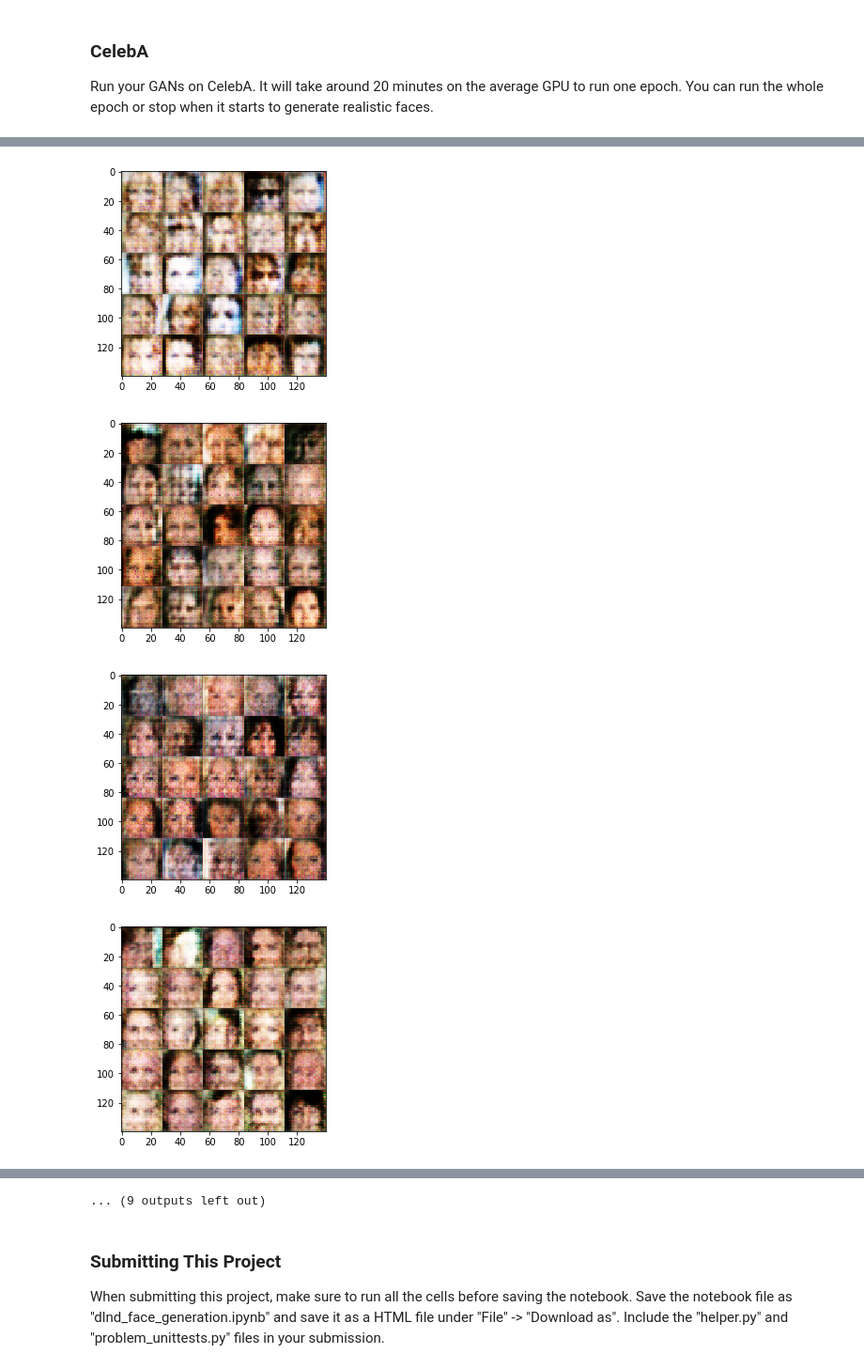
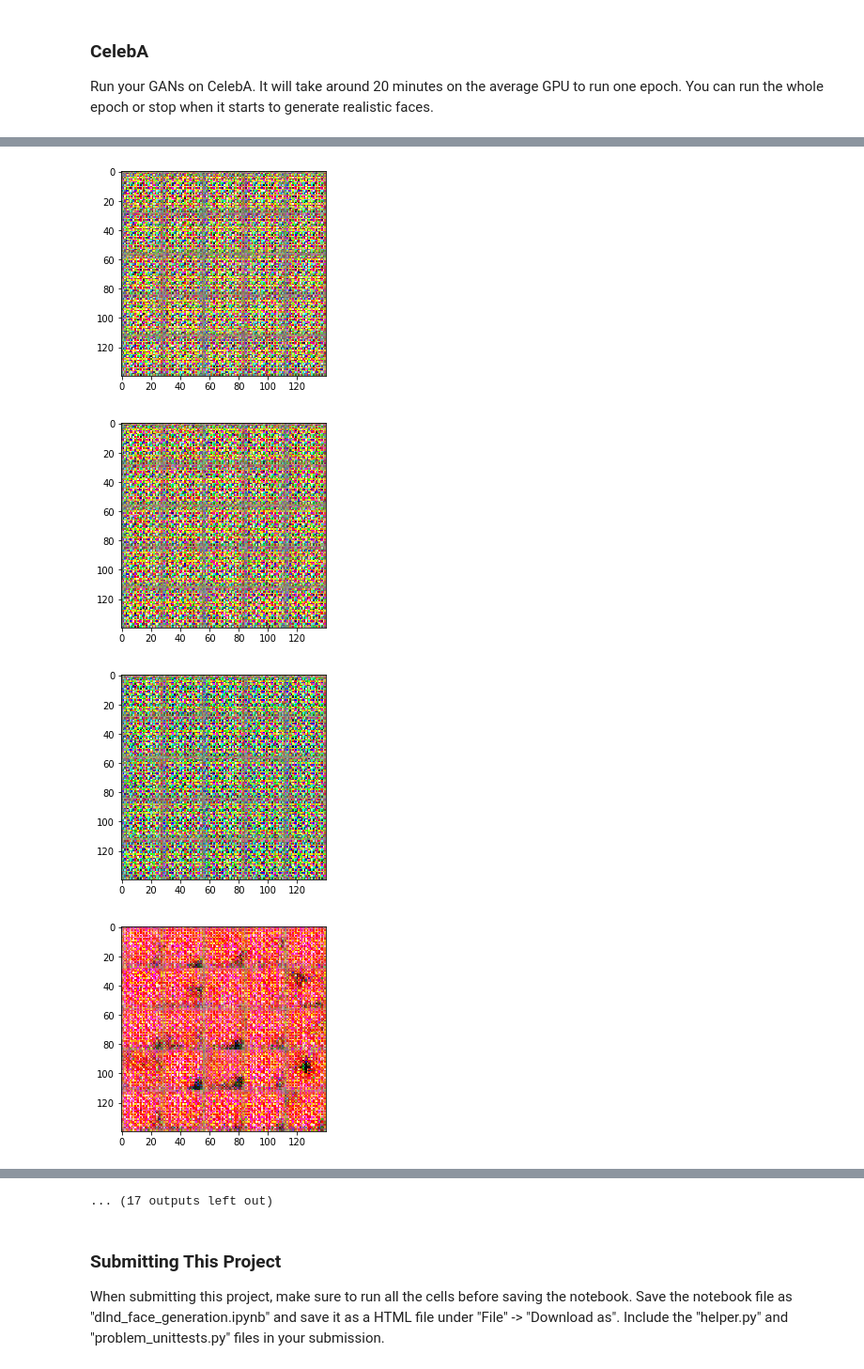
Before and after one commit to r0k3/nd101p5, a Jupyter notebook: dlnd_face_generation.ipynb, the cells around one changed output, grey strips where cells are left out. Shown at 94% size. Drawn from its saved outputs; the diff is of its cells as text; code cells hidden in the pictures.

```diff
--- a/dlnd_face_generation.ipynb
+++ b/dlnd_face_generation.ipynb
@@ -133,6 +133,10 @@ Tests Passed
 # %% [markdown]
 ### Discriminator
 Implement `discriminator` to create a discriminator neural network that discriminates on `images`.  This function should be able to reuse the variabes in the neural network.  Use [`tf.variable_scope`](https://www.tensorflow.org/api_docs/python/tf/variable_scope) with a scope name of "discriminator" to allow the variables to be reused.  The function should return a tuple of (tensor output of the discriminator, tensor logits of the discriminator).
+# %%
+#leaky ReLU pulled out with the parameter alpha
+def leaky_relu(x, alpha=0.1, name='leaky_relu'):
+    return tf.maximum(x, alpha * x, name=name)
 # %%
 def discriminator(images, reuse=False):
     """
@@ -185,25 +194,27 @@ def generator(z, out_channel_dim, is_train=True):
     :return: The tensor output of the generator
     """
 
-    alpha = 0.2
-    dropout = 0.8
+    DROPOUT_KEEP_PROB = 0.5
 
     with tf.variable_scope('generator', reuse=not is_train):
         layer_1 = tf.layers.dense(z, 4*4*512)
         layer_1 = tf.reshape(layer_1, (-1, 4, 4, 512))
         layer_1 = tf.layers.batch_normalization(layer_1, training=is_train)
-        layer_1 = tf.maximum(alpha * layer_1, layer_1)
-        layer_1 = tf.nn.dropout(layer_1, dropout)
+        layer_1 = leaky_relu(layer_1)
+        layer_1 = tf.nn.dropout(layer_1, DROPOUT_KEEP_PROB)
 
         layer_2 = tf.layers.conv2d_transpose(layer_1, 128, 5, strides=3, padding='valid')
         layer_2 = tf.layers.batch_normalization(layer_2, training=is_train)
-        layer_2 = tf.maximum(alpha * layer_2, layer_2)
+        layer_2 = leaky_relu(layer_2)
+        layer_2 = tf.nn.dropout(layer_2, DROPOUT_KEEP_PROB)
 
         layer_3 = tf.layers.conv2d_transpose(layer_2, 64, 5, strides=1, padding='same')
         layer_3 = tf.layers.batch_normalization(layer_3, training=is_train)
-        layer_3 = tf.maximum(alpha * layer_3, layer_3)
+        layer_3 = leaky_relu(layer_3)
+        layer_3 = tf.nn.dropout(layer_3, DROPOUT_KEEP_PROB)
 
         logits = tf.layers.conv2d_transpose(layer_3, out_channel_dim, 5, strides=2, padding='same')
+
         layer_out = tf.tanh(logits)
 
         return layer_out
@@ -232,13 +243,14 @@ def model_loss(input_real, input_z, out_channel_dim):
 
     g_model = generator(input_z, out_channel_dim)
     d_model_real, d_logits_real = discriminator(input_real)
-    d_model_false, d_logits_false = discriminator(g_model, reuse=True)
+    d_model_fake, d_logits_fake = discriminator(g_model, reuse=True)
 
     d_loss_real = tf.reduce_mean(tf.nn.sigmoid_cross_entropy_with_logits(labels=tf.ones_like(d_model_real * 0.9), logits=d_logits_real))
-    d_loss_false = tf.reduce_mean(tf.nn.sigmoid_cross_entropy_with_logits(labels=tf.zeros_like(d_model_false), logits=d_logits_false))
-    g_loss = tf.reduce_mean(tf.nn.sigmoid_cross_entropy_with_logits(labels=tf.ones_like(d_model_false * 0.9), logits=d_logits_false))
+    d_loss_fake = tf.reduce_mean(tf.nn.sigmoid_cross_entropy_with_logits(labels=tf.zeros_like(d_model_fake), logits=d_logits_fake))
 
-    d_loss = d_loss_real + d_loss_false
+    g_loss = tf.reduce_mean(tf.nn.sigmoid_cross_entropy_with_logits(labels=tf.ones_like(d_model_fake * 0.9), logits=d_logits_fake))
+
+    d_loss = d_loss_real + d_loss_fake
 
     return d_loss, g_loss
 
@@ -406,10 +417,11 @@ Epoch:2/2, D-Loss:1.0662353038787842, G-Loss:0.8935108184814453
 ### CelebA
 Run your GANs on CelebA.  It will take around 20 minutes on the average GPU to run one epoch.  You can run the whole epoch or stop when it starts to generate realistic faces.
 # %%
-batch_size = 100
-z_dim = 100
-learning_rate = 0.001
-beta1 = 0.6
+batch_size = 64
+z_dim = 128
+learning_rate = 0.0004
+beta1 = 0.5
+
 
 
 """
@@ -431,4 +443,4 @@ with tf.Graph().as_default():
-[figure, old version]
+[figure, new version]
-[figure, old version]
+[figure, new version]
-[figure, old version]
+[figure, new version]
-[figure, old version]
+[figure, new version]
@@ -437,4 +449,4 @@ with tf.Graph().as_default():
-... (9 outputs left out)
+... (17 outputs left out)
 # %% [markdown]
 ### Submitting This Project
 When submitting this project, make sure to run all the cells before saving the notebook. Save the notebook file as "dlnd_face_generation.ipynb" and save it as a HTML file under "File" -> "Download as". Include the "helper.py" and "problem_unittests.py" files in your submission.
```
Also changed, not shown: parts of 4 cells of this notebook, 1 other file.
